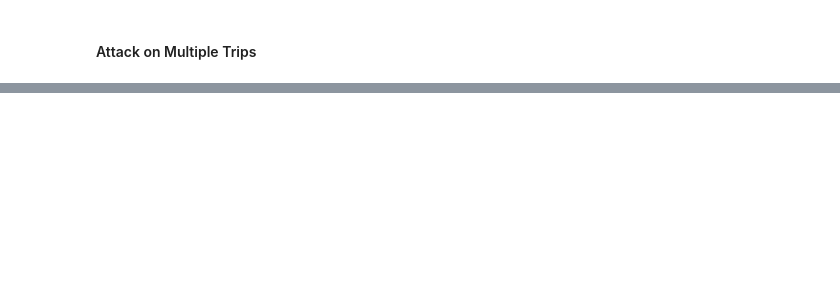
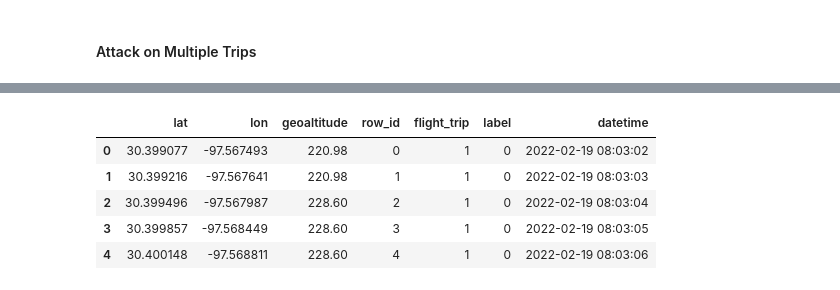
Before and after one commit to Barathwaja/federated-learning, a Jupyter notebook: rogue_generator.ipynb, the cells around one changed output, grey strips where cells are left out. Drawn from its saved outputs; the diff is of its cells as text; code cells hidden in the pictures; blank space fills up the shorter version.

```diff
--- a/rogue_generator.ipynb
+++ b/rogue_generator.ipynb
@@ -125,0 +126,19 @@ plt.show()
+# %%
+flight_info = [
+    # {
+    #     'flight_icao24': 'a14af7',
+    #     'trip_number': 0
+    # },
+    # {
+    #     'flight_icao24': 'a14af7',
+    #     'trip_number': 1
+    # },
+    {
+        'flight_icao24': 'ac3aeb',
+        'trip_number': 0
+    },
+    # {
+    #     'flight_icao24': 'ac3aeb',
+    #     'trip_number': 1
+    # },
+]
@@ -261,0 +271,6 @@ for value in good_flights:
+# %%
+main_df = pd.DataFrame()
+
+for index, df in enumerate(master_data):
+    pandas_df = df.toPandas()
+    main_df = pd.concat([main_df, pandas_df], ignore_index=True)
@@ -261,0 +296,21 @@ for value in good_flights:
+# %%
+main_df['date'] = main_df['date'].apply(lambda x: x.strftime('%Y-%m-%d'))
+
+main_df['datetime'] = pd.to_datetime(main_df['date'] + ' ' + main_df['time'])
+
+# Drop the 'date' and 'time' columns if needed
+main_df = main_df.drop(['date', 'time'], axis=1)
+
+main_df = main_df.sort_values(by='datetime', ascending=True)
+
+# Reset the index if needed
+main_df = main_df.reset_index(drop=True)
+# %%
+main_df.head()
+# %% [output]
+|  | lat | lon | geoaltitude | row_id | flight_trip | label | datetime |
+| 0 | 30.399077 | -97.567493 | 220.98 | 0 | 1 | 0 | 2022-02-19 08:03:02 |
+| 1 | 30.399216 | -97.567641 | 220.98 | 1 | 1 | 0 | 2022-02-19 08:03:03 |
+| 2 | 30.399496 | -97.567987 | 228.60 | 2 | 1 | 0 | 2022-02-19 08:03:04 |
+| 3 | 30.399857 | -97.568449 | 228.60 | 3 | 1 | 0 | 2022-02-19 08:03:05 |
+| 4 | 30.400148 | -97.568811 | 228.60 | 4 | 1 | 0 | 2022-02-19 08:03:06 |
```
Also changed, not shown: parts of 18 cells of this notebook, 26 other files.
